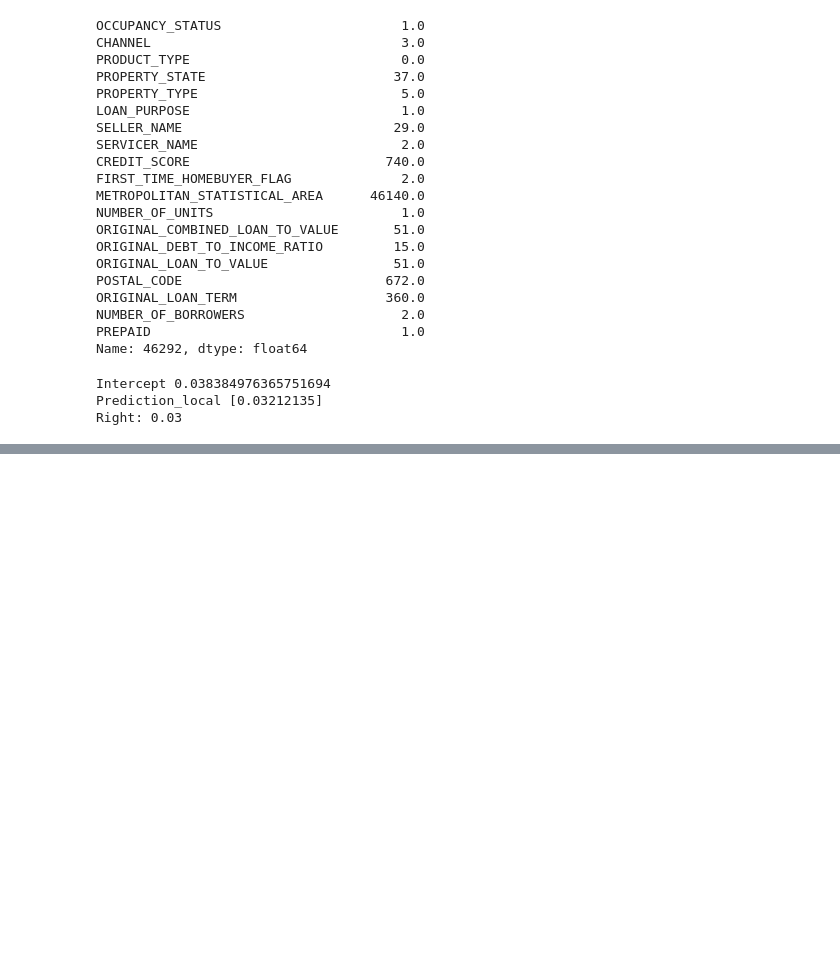
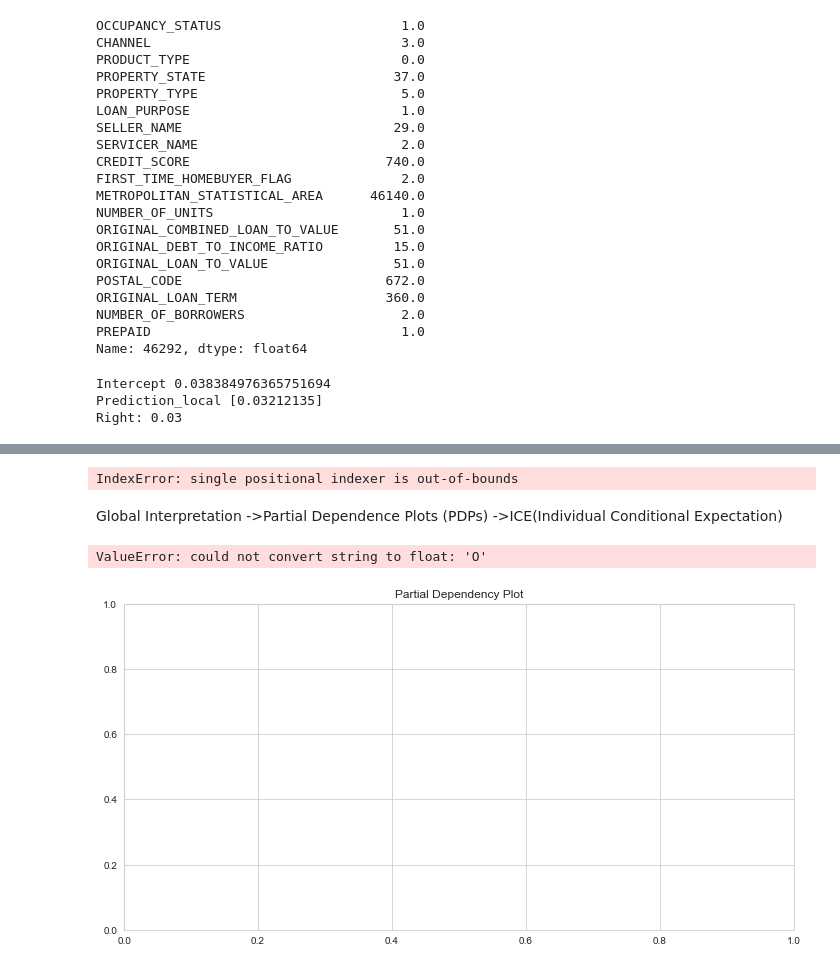
Before and after one commit to Tejasva99/dsProject, a Jupyter notebook: Loan Deliquency/flat/Deliquency_classification.ipynb, the cells around one changed output, grey strips where cells are left out. Drawn from its saved outputs; the diff is of its cells as text; code cells hidden in the pictures; blank space fills up the shorter version.

```diff
--- a/Loan Deliquency/flat/Deliquency_classification.ipynb
+++ b/Loan Deliquency/flat/Deliquency_classification.ipynb
@@ -857,7 +857,7 @@ X_features = ['CREDIT_SCORE', 'METROPOLITAN_STATISTICAL_AREA', 'NUMBER_OF_UNITS'
 categorical = list(X.select_dtypes(include=['object','bool']).columns[:-1])
 numerical = X.select_dtypes(include=['int64','float64']).columns[:-1]
 # %%
-X_train, X_test, y_train, y_test = train_test_split(X, y, test_size=0.3, random_state=42)
+X_train_p, X_test_p, y_train_p, y_test_p = train_test_split(X, y, test_size=0.3, random_state=42)
 # %%
 class Impute(BaseEstimator, TransformerMixin):
 
@@ -924,4 +924,4 @@ missingdata = missing_percentage(X_test)
 missingdata.sort_values('Percentage', ascending=False)
 # %%
-X_test['NUMBER_OF_BORROWERS'].fillna(X_test['NUMBER_OF_BORROWERS'].mode(), inplace=True)
+X_test_p['NUMBER_OF_BORROWERS'].fillna(X_test_p['NUMBER_OF_BORROWERS'].mode(), inplace=True)
 # %%
@@ -1245,0 +1241,8 @@ WARNING: Ignoring invalid distribution -lotly (c:\users\tenu0.labrinth\anaconda3
+# %%
+y_test[456297]
+# %% [output]
+IndexError: single positional indexer is out-of-bounds
+# %% [markdown]
+Global Interpretation
+->Partial Dependence Plots (PDPs)
+->ICE(Individual Conditional Expectation)
@@ -1245,0 +1251,10 @@ WARNING: Ignoring invalid distribution -lotly (c:\users\tenu0.labrinth\anaconda3
+# %%
+fig, ax = plt.subplots(figsize=(12,6))
+ax.set_title("Partial Dependency Plot")
+PartialDependenceDisplay.from_estimator(rfc2, X_test,
+                                        features=['CREDIT_SCORE'],
+                                        feature_names=X_features,
+                                        ax=ax)
+# %% [output]
+ValueError: could not convert string to float: 'O'
+[figure, added]
```
Also changed, not shown: parts of 15 cells of this notebook, 1 other file.
